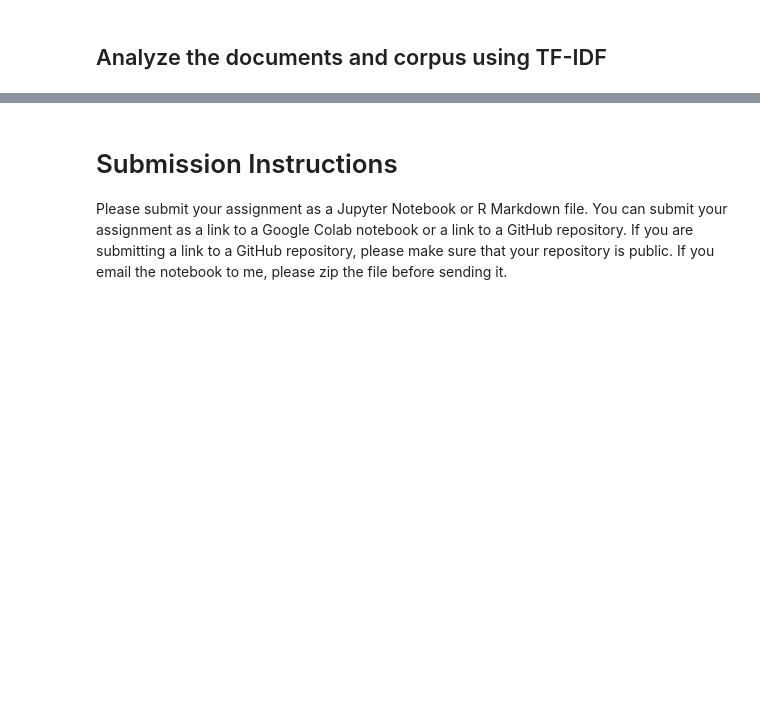
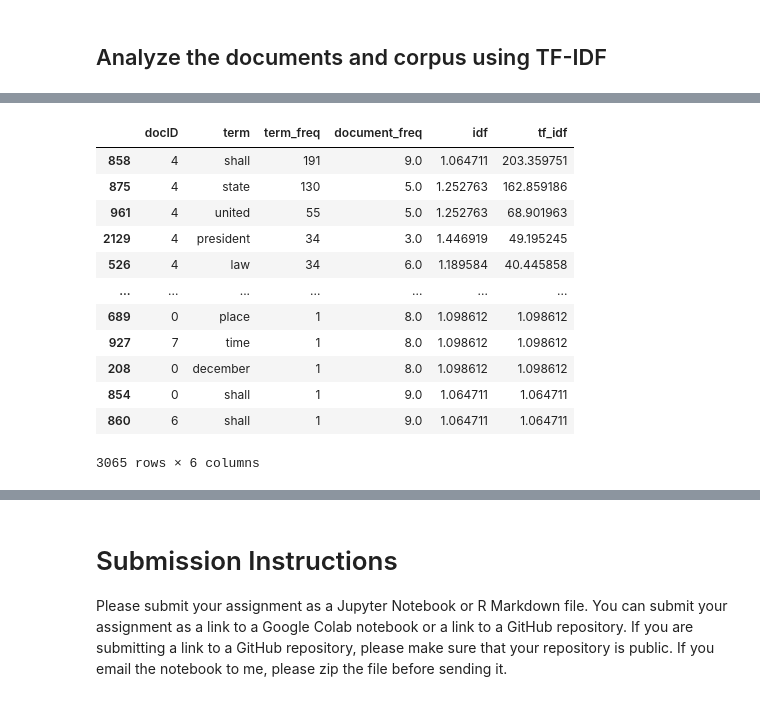
Before and after one commit to JamesMTucker/DATA_340_NLP, a Jupyter notebook: assignment_notebooks/Webscraping.ipynb, the cells around one changed output, grey strips where cells are left out. Drawn from its saved outputs; the diff is of its cells as text; code cells hidden in the pictures; blank space fills up the shorter version.

```diff
--- a/assignment_notebooks/Webscraping.ipynb
+++ b/assignment_notebooks/Webscraping.ipynb
@@ -184,0 +355,12 @@ You can use the `nltk` library to remove stop words. You can also use the `nltk`
+# %%
+# Document frequency
+
+document_freq = (term_freq
+                 .groupby(['docID', 'term'])
+                 .size()
+                 .unstack()
+                 .sum()
+                 .reset_index()
+                 .rename(columns={0: 'document_freq'})
+)
+document_freq
@@ -184,0 +381,6 @@ You can use the `nltk` library to remove stop words. You can also use the `nltk`
+# %%
+# Merge the term frequency and document frequency dataframes
+term_freq = term_freq.merge(document_freq)
+# %%
+n_docs_in_corpus = len(corpus)
+n_docs_in_corpus
@@ -184,0 +407,17 @@ You can use the `nltk` library to remove stop words. You can also use the `nltk`
+# %%
+term_freq['tf_idf'] = term_freq['term_freq'] * term_freq['idf']
+term_freq.sort_values(by='tf_idf', ascending=False)
+# %% [output]
+|  | docID | term | term_freq | document_freq | idf | tf_idf |
+| 858 | 4 | shall | 191 | 9.0 | 1.064711 | 203.359751 |
+| 875 | 4 | state | 130 | 5.0 | 1.252763 | 162.859186 |
+| 961 | 4 | united | 55 | 5.0 | 1.252763 | 68.901963 |
+| 2129 | 4 | president | 34 | 3.0 | 1.446919 | 49.195245 |
+| 526 | 4 | law | 34 | 6.0 | 1.189584 | 40.445858 |
+| ... | ... | ... | ... | ... | ... | ... |
+| 689 | 0 | place | 1 | 8.0 | 1.098612 | 1.098612 |
+| 927 | 7 | time | 1 | 8.0 | 1.098612 | 1.098612 |
+| 208 | 0 | december | 1 | 8.0 | 1.098612 | 1.098612 |
+| 854 | 0 | shall | 1 | 9.0 | 1.064711 | 1.064711 |
+| 860 | 6 | shall | 1 | 9.0 | 1.064711 | 1.064711 |
+3065 rows × 6 columns
```
Also changed, not shown: parts of 26 cells of this notebook, 1 other file.
